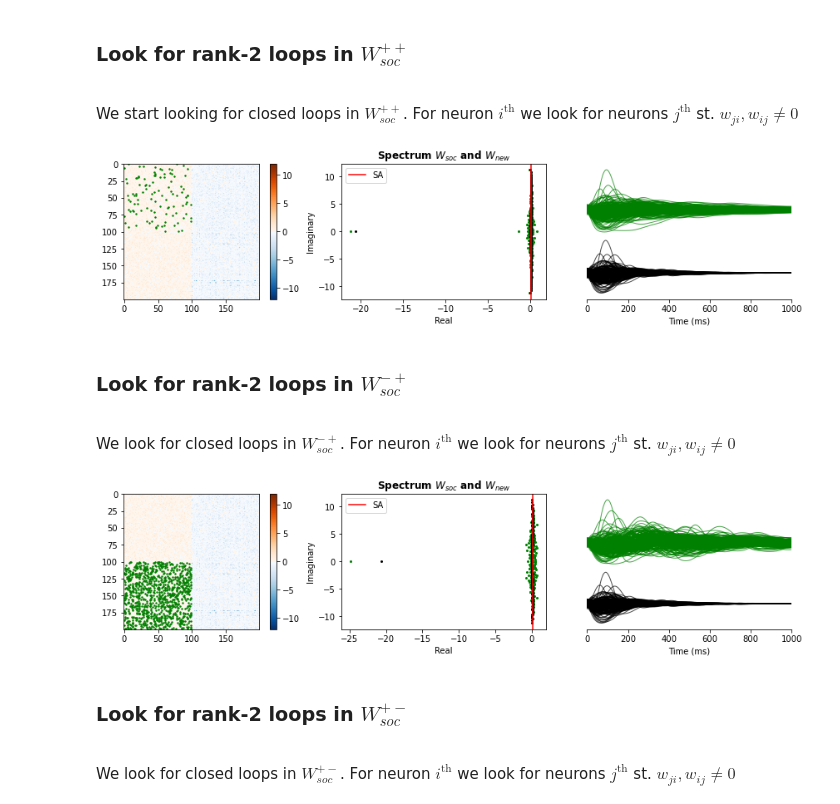
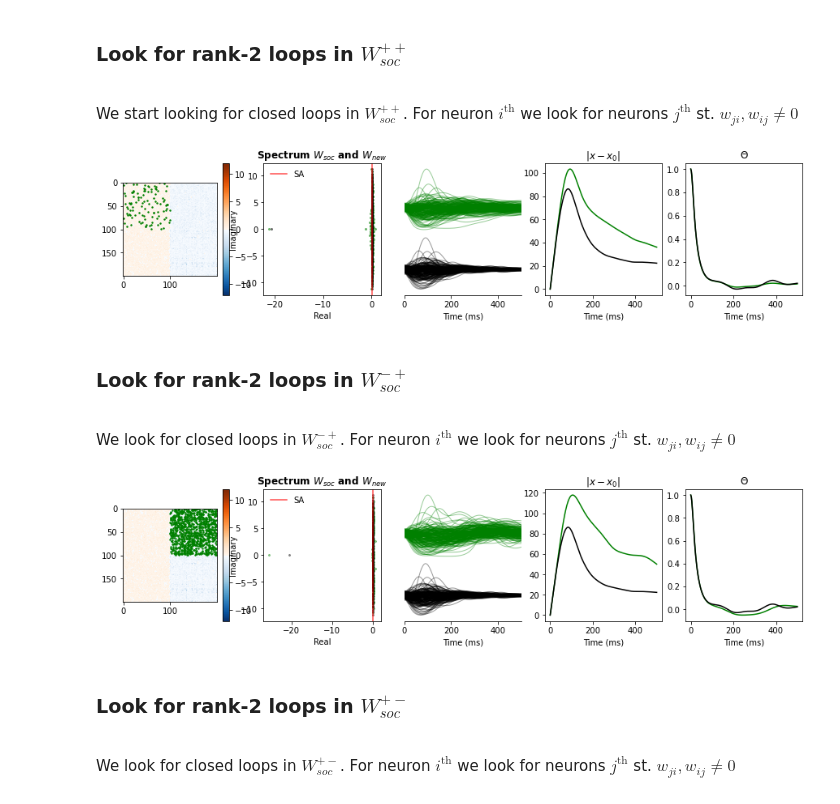
Before and after one commit to juansebastiancalderongarcia/Motor-control-for-speed-transition, a Jupyter notebook: Spectrum analysis.ipynb, the cells around one changed output. Drawn from its saved outputs; the diff is of its cells as text; code cells hidden in the pictures.

```diff
--- a/Spectrum analysis.ipynb
+++ b/Spectrum analysis.ipynb
@@ -251,0 +255,6 @@ def x_initial(W):
+# %%
+def dist_x0(X):
+    x0_rep = np.tile(x0.T, (params['n_time'],1))
+    d = la.norm(X - x0_rep, axis = 1)
+    theta = np.sum(X*x0_rep, axis = 1)/(la.norm(X, axis = 1)*la.norm(x0_rep, axis = 1))
+    return d,theta
@@ -252,10 +265,9 @@ def x_initial(W):
 # %%
-def increase_loop_rank2(W,init_out, end_out, init_in, end_in, beta):
+def increase_loop_rank2(W,init_out, end_out, init_in, end_in, eta):
     W_new = copy.copy(W) #Modified SOC
-    pos_in, pos_out = [],[]
     for i in range(init_out,end_out):
         for j in range(init_in,end_in):
-            if W[j,i] != 0 and W[i,j] != 0:
-                W_new[i,j] = beta*W[i,j]
-    index_loop = np.where(np.abs(Wsoc - W_new) > 0 )
+            if W[j,i]*W[i,j] != 0:
+                W_new[j,i] = eta*W[j,i]
+    index_loop = np.where(np.abs(W - W_new) > 0 )
     return W_new, index_loop
@@ -339,20 +412,24 @@ W_new, index_loop = increase_loop_rank2(Wsoc, 0, M, 0, M, 1.5)
 spect_new = compute_spect(W_new) #New spectrum
 activity_new = run_dynamics(W_new, g , params, x0)
 
+d,theta = dist_x0(activity['X'])
+d_new,theta_new = dist_x0(activity_new['X'])
+
 #Plots
-fig, (ax0, ax1,ax2) = plt.subplots(figsize = (15,3), ncols = 3)
+fig, (ax0, ax1,ax2, ax3,ax4) = plt.subplots(figsize = (15,3), ncols = 5)
 pos = ax0.imshow(Wsoc, cmap=newcmp, vmin=-wsoc_max, vmax=wsoc_max)
 ax0.scatter(index_loop[0],index_loop[1], color = 'g', s = 2)
 fig.colorbar(pos, ax=ax0)
-ax1.scatter(spect_new[0],spect_new[1],c= 'g',  s = 4)
-ax1.scatter(spect_soc[0],spect_soc[1],c= 'k',  s = 4)
-ax1.axvline(x = desired_SA, color = 'r', label = 'SA')
-ax1.legend()
+ax1.scatter(spect_new[0],spect_new[1],c= 'g',  s = 4, alpha = 0.5)
+ax1.scatter(spect_soc[0],spect_soc[1],c= 'k',  s = 4, alpha = 0.5)
+ax1.axvline(x = desired_SA, color = 'r', label = 'SA', alpha = 0.7)
+ax1.legend(frameon=False)
+#ax1.set_xlim([-5,5])
 ax1.set_title('Spectrum $W_{soc}$ and $W_{new}$', fontweight ="bold")
 ax1.set_xlabel('Real')
 ax1.set_ylabel('Imaginary')
-ax2.plot(activity['t'],activity['R'], color = 'k', alpha = 0.7,  linewidth = 1)
-ax2.plot(activity_new['t'],activity_new['R'] + 50 , color = 'g', alpha = 0.7,  linewidth = 1)
+ax2.plot(activity['t'],activity['R'], color = 'k', alpha = 0.4,  linewidth = 1)
+ax2.plot(activity_new['t'],activity_new['R'] + 50 , color = 'g', alpha = 0.4,  linewidth = 1)
 ax2.set_xlim([0,params['t_f']])
 ax2.set_xlabel('Time (ms)')
 ax2.set_ylabel('relative firing rate (Hz)')
@@ -360,42 +437,64 @@ ax2.axes.get_yaxis().set_visible(False)
 ax2.spines['left'].set_visible(False)
 ax2.spines['right'].set_visible(False)
 ax2.spines['top'].set_visible(False)
+ax3.plot(activity_new['t'],d_new,color = 'g')
+ax3.plot(activity_new['t'],d,color = 'k')
+ax3.set_xlabel('Time (ms)')
+ax3.set_title('$|x - x_{0}|$')
+ax4.plot(activity_new['t'],theta_new,color = 'g')
+ax4.plot(activity_new['t'],theta,color = 'k')
+ax4.set_xlabel('Time (ms)')
+ax4.set_title('$\Theta$')
 fig.show()
+fig.savefig("loop_W++.pdf", transparent=True)
 # %% [output]
-[figure, old version]
+[figure, new version]
 # %% [markdown]
 ### Look for rank-2 loops in $W_{soc}^{-+}$
 <br>
 We look for closed loops in $W_{soc}^{-+}$. For neuron $i^{\text{th}}$ we look for neurons $j^{\text{th}}$ st. $w_{ji},w_{ij} \neq 0$
 # %%
-W_new, index_loop = increase_loop_rank2(Wsoc, 0, M, M, N, 0.7)
+W_new, index_loop = increase_loop_rank2(Wsoc, 0, M, M, N, 0.8)
 spect_new = compute_spect(W_new) #New spectrum
 activity_new = run_dynamics(W_new, g , params, x0)
 
+d,theta = dist_x0(activity['X'])
+d_new,theta_new = dist_x0(activity_new['X'])
+
 #Plots
-fig, (ax0, ax1,ax2) = plt.subplots(figsize = (15,3), ncols = 3)
+fig, (ax0, ax1,ax2,ax3, ax4) = plt.subplots(figsize = (15,3), ncols = 5)
 pos = ax0.imshow(Wsoc, cmap=newcmp, vmin=-wsoc_max, vmax=wsoc_max)
 ax0.scatter(index_loop[0],index_loop[1], color = 'g', s = 2)
 fig.colorbar(pos, ax=ax0)
-ax1.scatter(spect_new[0],spect_new[1],c= 'g',  s = 4)
-ax1.scatter(spect_soc[0],spect_soc[1],c= 'k',  s = 4)
-ax1.axvline(x = desired_SA, color = 'r', label = 'SA')
-ax1.legend()
+ax1.scatter(spect_new[0],spect_new[1],c= 'g',  s = 4, alpha = 0.4)
+ax1.scatter(spect_soc[0],spect_soc[1],c= 'k',  s = 4, alpha = 0.4)
+ax1.axvline(x = desired_SA, color = 'r', label = 'SA', alpha = 0.7)
+#ax1.set_xlim([-5,5])
+ax1.legend(frameon=False)
 ax1.set_title('Spectrum $W_{soc}$ and $W_{new}$', fontweight ="bold")
 ax1.set_xlabel('Real')
 ax1.set_ylabel('Imaginary')
-ax2.plot(activity['t'],activity['R'], color = 'k', alpha = 0.7,  linewidth = 1)
-ax2.plot(activity_new['t'],activity_new['R'] + 50 , color = 'g', alpha = 0.7,  linewidth = 1)
+ax2.plot(activity['t'],activity['R'], color = 'k', alpha = 0.4,  linewidth = 1)
+ax2.plot(activity_new['t'],activity_new['R'] + 50 , color = 'g', alpha = 0.4,  linewidth = 1)
 ax2.set_xlim([0,params['t_f']])
 ax2.set_xlabel('Time (ms)')
 ax2.set_ylabel('relative firing rate (Hz)')
 ax2.axes.get_yaxis().set_visible(False)
 ax2.spines['left'].set_visible(False)
 ax2.spines['right'].set_visible(False)
 ax2.spines['top'].set_visible(False)
+ax3.plot(activity_new['t'],d_new,color = 'g')
+ax3.plot(activity_new['t'],d,color = 'k')
+ax3.set_xlabel('Time (ms)')
+ax3.set_title('$|x - x_{0}|$')
+ax4.plot(activity_new['t'],theta_new,color = 'g')
+ax4.plot(activity_new['t'],theta,color = 'k')
+ax4.set_xlabel('Time (ms)')
+ax4.set_title('$\Theta$')
 fig.show()
+fig.savefig("loop_W-+.pdf", transparent=True)
 # %% [output]
-[figure, old version]
+[figure, new version]
 # %% [markdown]
 ### Look for rank-2 loops in $W_{soc}^{+-}$
 <br>
```
Also changed, not shown: parts of 33 cells of this notebook.
